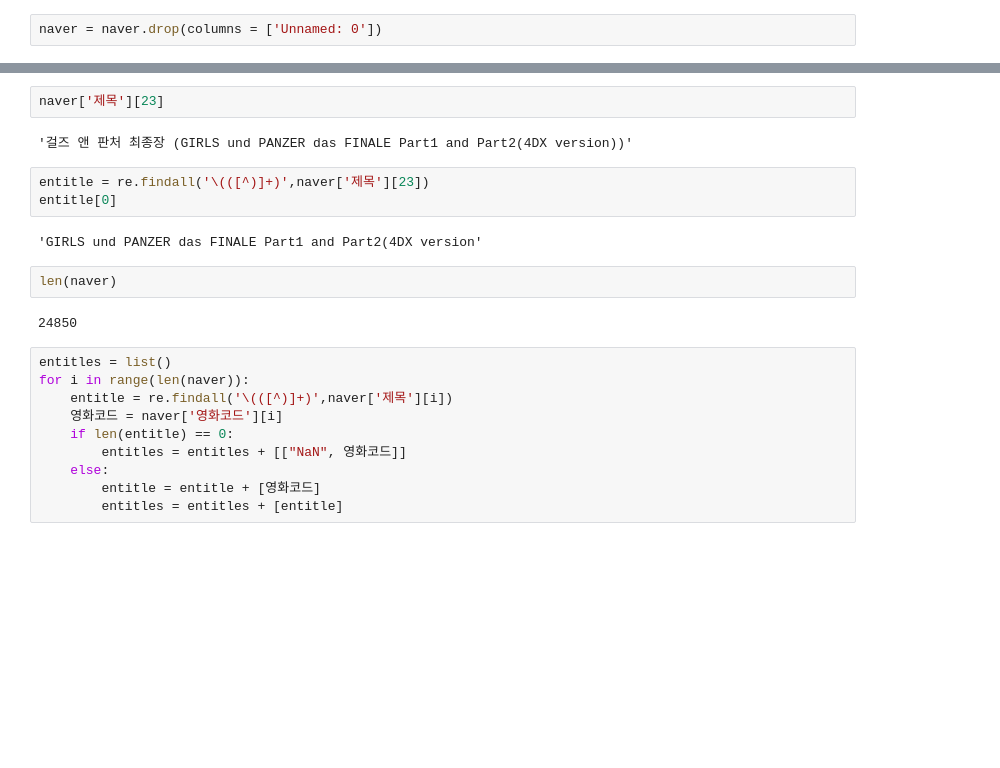
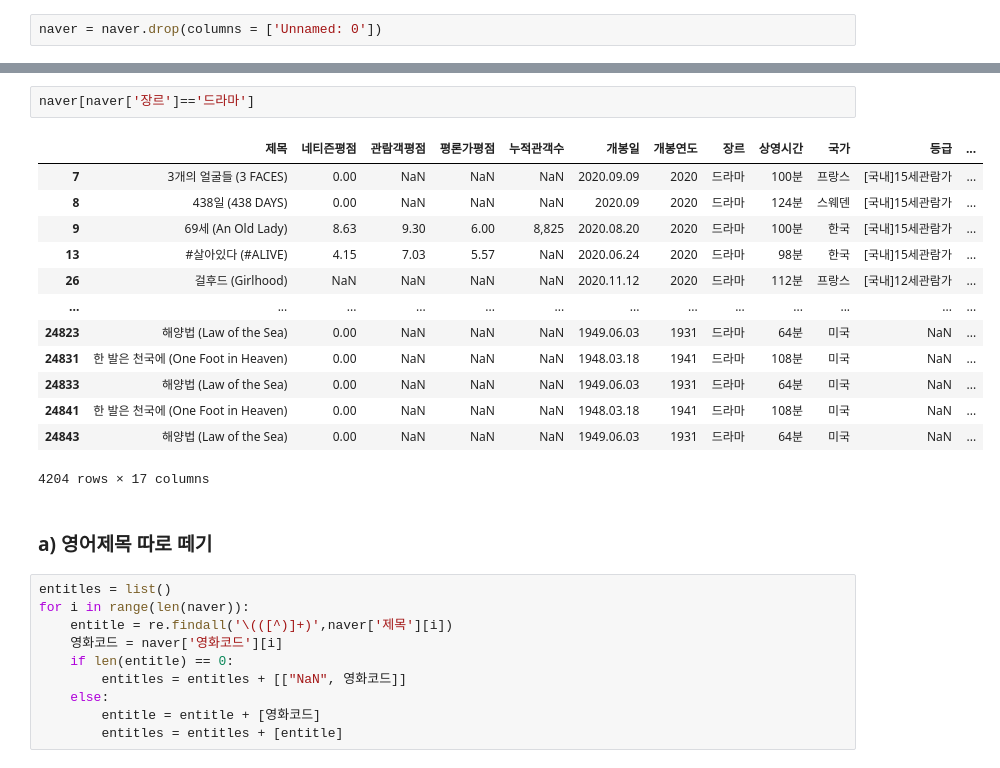
Before and after one commit to dhxoghks95/dsone13, a Jupyter notebook: code/preprocessing/addingmovie.ipynb, the cells around one changed output, grey strips where cells are left out. Cells and saved outputs as stored; diff of their text form; blank space fills up the shorter version.

```diff
--- a/code/preprocessing/addingmovie.ipynb
+++ b/code/preprocessing/addingmovie.ipynb
@@ -26,16 +14,21 @@ naver
-# %%
-naver['제목'][23]
-# %% [output]
-'걸즈 앤 판처 최종장 (GIRLS und PANZER das FINALE Part1 and Part2(4DX version))'
-# %%
-entitle = re.findall('\(([^)]+)',naver['제목'][23])
-entitle[0]
-# %% [output]
-'GIRLS und PANZER das FINALE Part1 and Part2(4DX version'
-# %%
-len(naver)
-# %% [output]
-24850
+# %%
+naver[naver['장르']=='드라마']
+# %% [output]
+|  | 제목 | 네티즌평점 | 관람객평점 | 평론가평점 | 누적관객수 | 개봉일 | 개봉연도 | 장르 | 상영시간 | 국가 | 등급 | ... |
+| 7 | 3개의 얼굴들 (3 FACES) | 0.00 | NaN | NaN | NaN | 2020.09.09 | 2020 | 드라마 | 100분 | 프랑스 | [국내]15세관람가 | ... |
+| 8 | 438일 (438 DAYS) | 0.00 | NaN | NaN | NaN | 2020.09 | 2020 | 드라마 | 124분 | 스웨덴 | [국내]15세관람가 | ... |
+| 9 | 69세 (An Old Lady) | 8.63 | 9.30 | 6.00 | 8,825 | 2020.08.20 | 2020 | 드라마 | 100분 | 한국 | [국내]15세관람가 | ... |
+| 13 | #살아있다 (#ALIVE) | 4.15 | 7.03 | 5.57 | NaN | 2020.06.24 | 2020 | 드라마 | 98분 | 한국 | [국내]15세관람가 | ... |
+| 26 | 걸후드 (Girlhood) | NaN | NaN | NaN | NaN | 2020.11.12 | 2020 | 드라마 | 112분 | 프랑스 | [국내]12세관람가 | ... |
+| ... | ... | ... | ... | ... | ... | ... | ... | ... | ... | ... | ... | ... |
+| 24823 | 해양법 (Law of the Sea) | 0.00 | NaN | NaN | NaN | 1949.06.03 | 1931 | 드라마 | 64분 | 미국 | NaN | ... |
+| 24831 | 한 발은 천국에 (One Foot in Heaven) | 0.00 | NaN | NaN | NaN | 1948.03.18 | 1941 | 드라마 | 108분 | 미국 | NaN | ... |
+| 24833 | 해양법 (Law of the Sea) | 0.00 | NaN | NaN | NaN | 1949.06.03 | 1931 | 드라마 | 64분 | 미국 | NaN | ... |
+| 24841 | 한 발은 천국에 (One Foot in Heaven) | 0.00 | NaN | NaN | NaN | 1948.03.18 | 1941 | 드라마 | 108분 | 미국 | NaN | ... |
+| 24843 | 해양법 (Law of the Sea) | 0.00 | NaN | NaN | NaN | 1949.06.03 | 1931 | 드라마 | 64분 | 미국 | NaN | ... |
+4204 rows × 17 columns
+# %% [markdown]
+### a) 영어제목 따로 떼기
 # %%
 entitles = list()
 for i in range(len(naver)):
```
Also changed, not shown: parts of 36 cells of this notebook, 1 other file.
